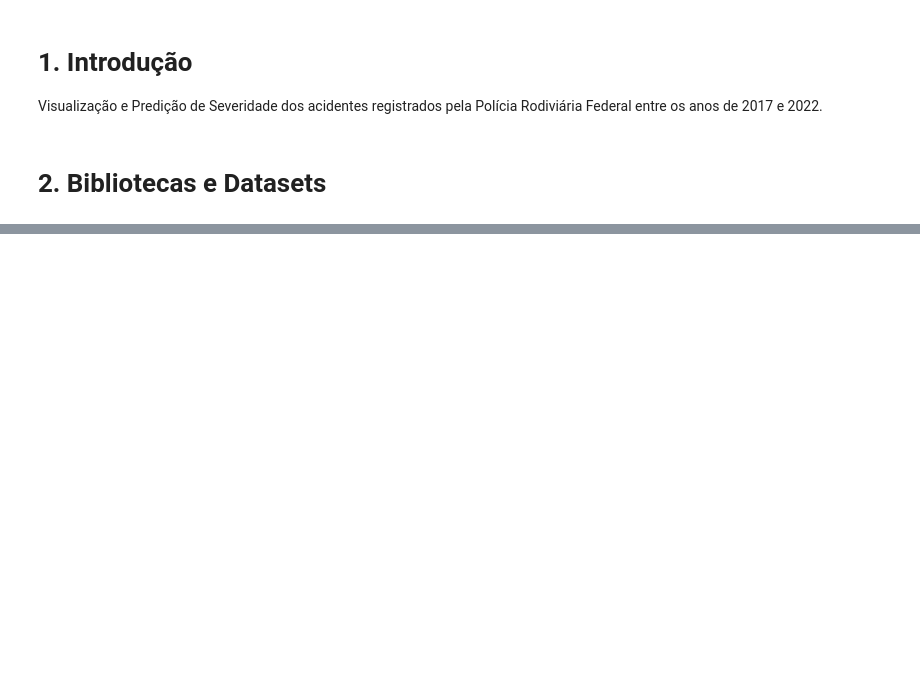
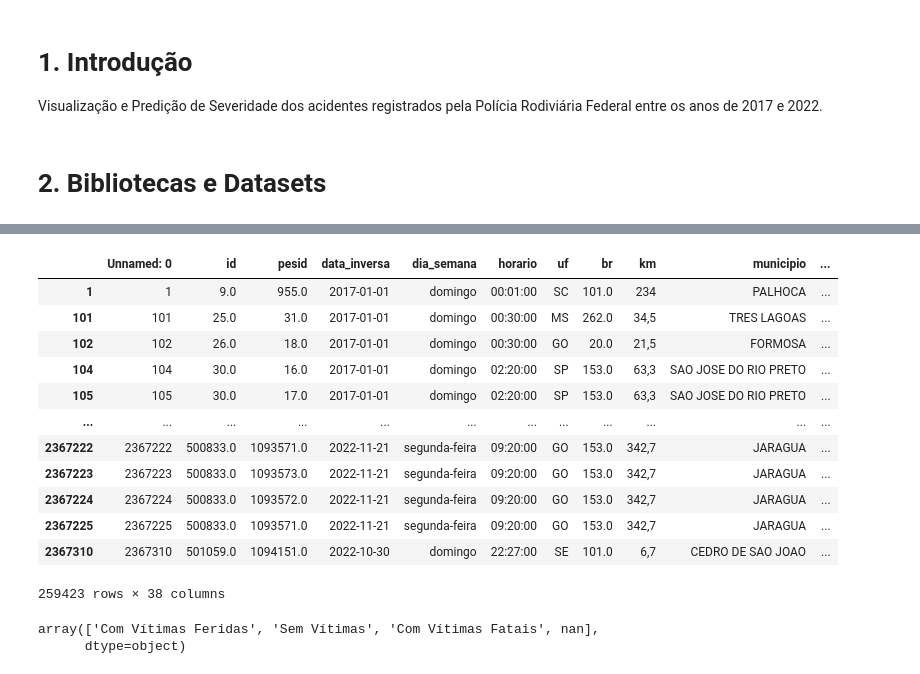
Before and after one commit to ismailytm/prf_acidentes_transito, a Jupyter notebook: prf_acidentes_transito.ipynb, the cells around one changed output, grey strips where cells are left out. Drawn from its saved outputs; the diff is of its cells as text; code cells hidden in the pictures; blank space fills up the shorter version.

```diff
--- a/prf_acidentes_transito.ipynb
+++ b/prf_acidentes_transito.ipynb
@@ -48,0 +135,21 @@ merged_df.head()
+# %%
+dftrans[(dftrans['ilesos'] == 1) & (dftrans['classificacao_acidente'] == 'Sem Vítimas')]
+# %% [output]
+|  | Unnamed: 0 | id | pesid | data_inversa | dia_semana | horario | uf | br | km | municipio | ... |
+| 1 | 1 | 9.0 | 955.0 | 2017-01-01 | domingo | 00:01:00 | SC | 101.0 | 234 | PALHOCA | ... |
+| 101 | 101 | 25.0 | 31.0 | 2017-01-01 | domingo | 00:30:00 | MS | 262.0 | 34,5 | TRES LAGOAS | ... |
+| 102 | 102 | 26.0 | 18.0 | 2017-01-01 | domingo | 00:30:00 | GO | 20.0 | 21,5 | FORMOSA | ... |
+| 104 | 104 | 30.0 | 16.0 | 2017-01-01 | domingo | 02:20:00 | SP | 153.0 | 63,3 | SAO JOSE DO RIO PRETO | ... |
+| 105 | 105 | 30.0 | 17.0 | 2017-01-01 | domingo | 02:20:00 | SP | 153.0 | 63,3 | SAO JOSE DO RIO PRETO | ... |
+| ... | ... | ... | ... | ... | ... | ... | ... | ... | ... | ... | ... |
+| 2367222 | 2367222 | 500833.0 | 1093571.0 | 2022-11-21 | segunda-feira | 09:20:00 | GO | 153.0 | 342,7 | JARAGUA | ... |
+| 2367223 | 2367223 | 500833.0 | 1093573.0 | 2022-11-21 | segunda-feira | 09:20:00 | GO | 153.0 | 342,7 | JARAGUA | ... |
+| 2367224 | 2367224 | 500833.0 | 1093572.0 | 2022-11-21 | segunda-feira | 09:20:00 | GO | 153.0 | 342,7 | JARAGUA | ... |
+| 2367225 | 2367225 | 500833.0 | 1093571.0 | 2022-11-21 | segunda-feira | 09:20:00 | GO | 153.0 | 342,7 | JARAGUA | ... |
+| 2367310 | 2367310 | 501059.0 | 1094151.0 | 2022-10-30 | domingo | 22:27:00 | SE | 101.0 | 6,7 | CEDRO DE SAO JOAO | ... |
+259423 rows × 38 columns
+# %%
+dftrans['classificacao_acidente'].unique()
+# %% [output]
+array(['Com Vítimas Feridas', 'Sem Vítimas', 'Com Vítimas Fatais', nan],
+      dtype=object)
```
Also changed, not shown: parts of 12 cells of this notebook.
